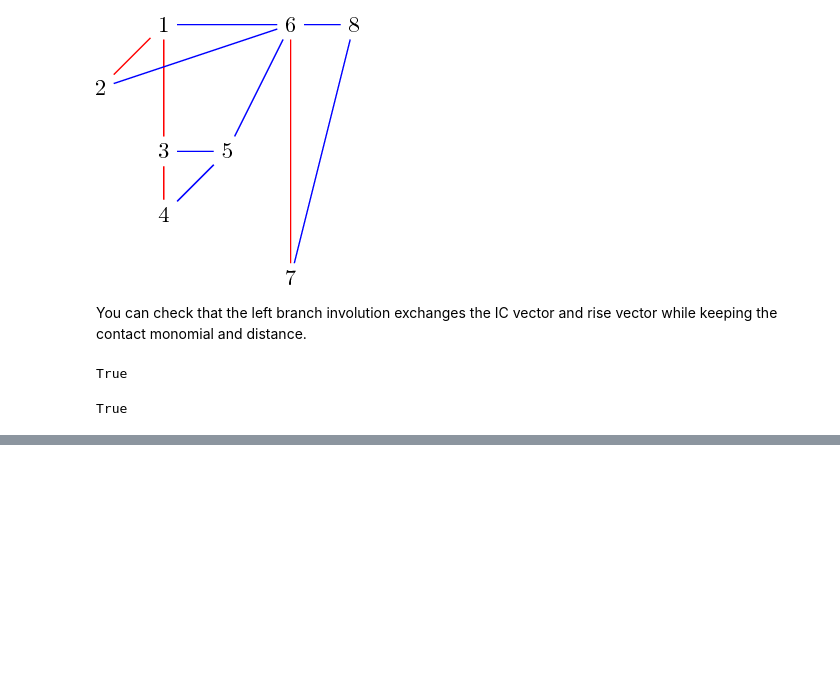
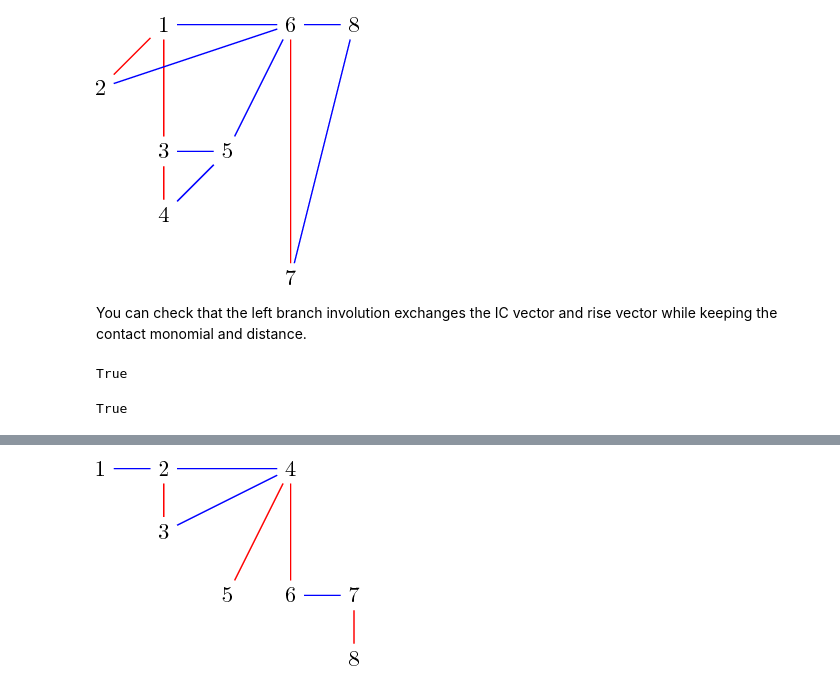
Before and after one commit to VivianePons/public-notebooks, a Jupyter notebook: TamariIntervalPosets/RiseContactInvolution.ipynb, the cells around one changed output, grey strips where cells are left out. Drawn from its saved outputs; the diff is of its cells as text; code cells hidden in the pictures; blank space fills up the shorter version.

```diff
--- a/TamariIntervalPosets/RiseContactInvolution.ipynb
+++ b/TamariIntervalPosets/RiseContactInvolution.ipynb
@@ -310,0 +341,6 @@ True
+# %%
+# the example of Fig. 22
+tip = TamariIntervalPoset(8, [(1,2), (2,4), (3,4), (6,7), (3,2), (5,4), (6,4), (8,7)])
+viewLatex(tip)
+# %% [output]
+[figure, added]
```
Also changed, not shown: parts of 54 cells of this notebook.
